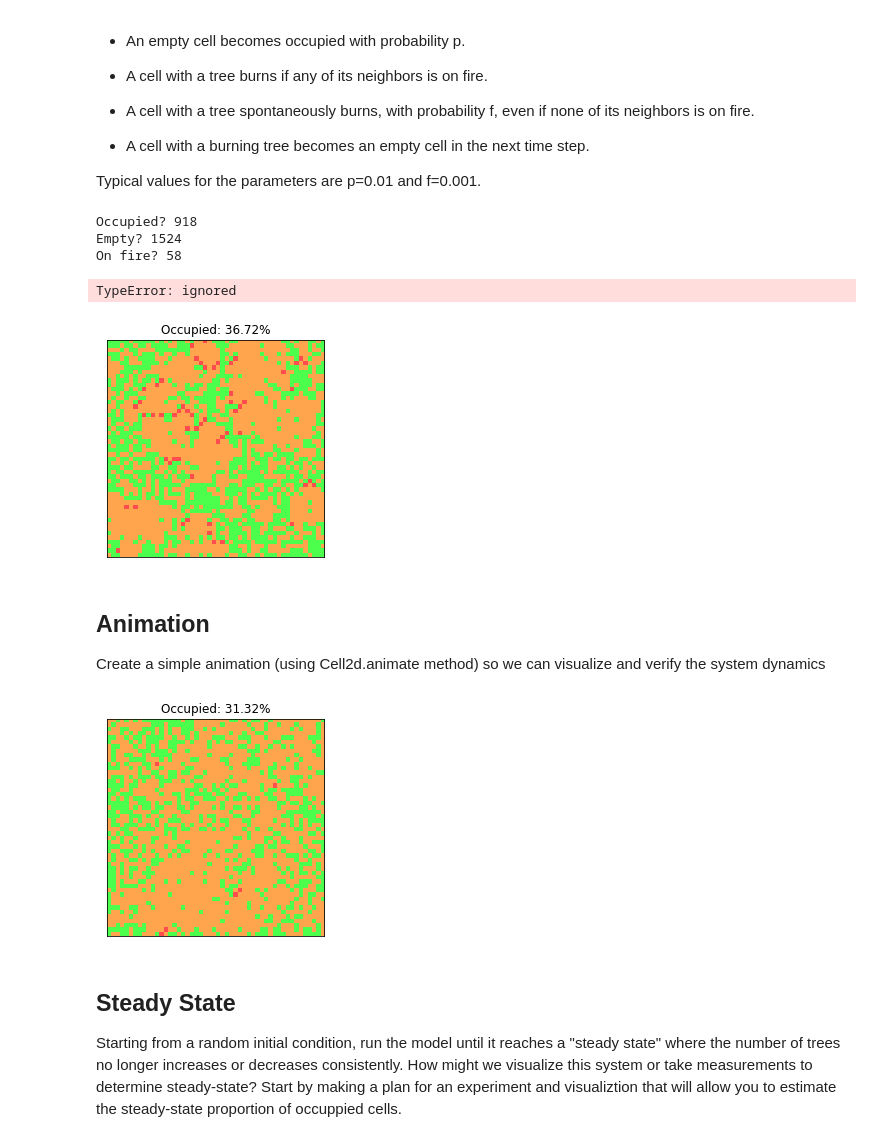
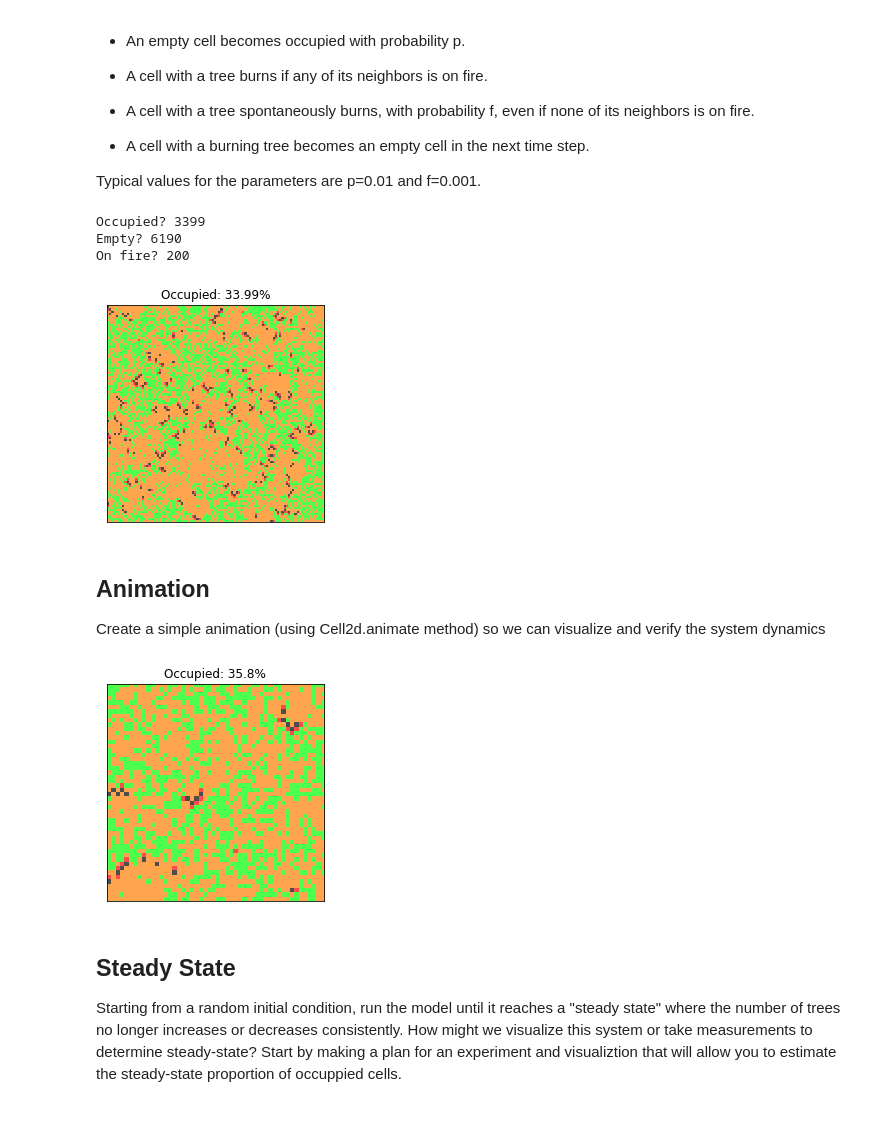
Before and after one commit to grahamswanston/cap-comp215, a Jupyter notebook: Graham_Swanston_final_lab07.ipynb, the cells around one changed output. Saved outputs shown, nothing was run; the diff lists cells and outputs as text; code cells hidden in the pictures.

```diff
--- a/Graham_Swanston_final_lab07.ipynb
+++ b/Graham_Swanston_final_lab07.ipynb
@@ -51,11 +33,13 @@ let's improve on the textbook's somewhat terse code style and define names for t
 EMPTY = 0
 OCCUPIED = 1
 FIRE = 10
+BURNT = 2
 
 cmap = [(0,0,0) for _ in range(11)]
 cmap[EMPTY] = (1, 0.5, 0)    # brown
 cmap[OCCUPIED] = (0,  1, 0)  # green
 cmap[FIRE] = (1,  0, 0)      # red
+cmap[BURNT] = (0,0,0)        #black
 
 forest_colour_map = mpl.colors.ListedColormap(cmap)
 # %% [markdown]
@@ -113,6 +97,7 @@ class ForestFire(Cell2D):
     is_occupied = a==OCCUPIED
     is_on_fire = a==FIRE
     is_empty = a==EMPTY
+    is_burnt = a==BURNT
     neighbours_on_fire = c>FIRE
     no_fire_nearby = c<FIRE
     current_fire = np.argwhere(a == 10)
@@ -126,63 +111,48 @@ class ForestFire(Cell2D):
     #interate through array for random chance of growing in EMPTY
     self.array[is_empty] = np.random.choice([OCCUPIED, EMPTY], size= len(self.array[is_empty]), p=[self.p, 1-self.p])
 
-
+    #iterate through array for chance to 3x chance to regrow burnt cells, or return to empty
+    self.array[is_burnt] = np.random.choice([OCCUPIED, EMPTY], size= len(self.array[is_burnt]), p=[self.p*3, 1-self.p *3])
 
     #extinguish old fires
-    self.array[is_on_fire] = EMPTY
+    self.array[is_on_fire] = BURNT
 
   def num_occupied(self):
     """ return the number of cells occupied by forest """
     #return np.count_nonzero(self.array == OCCUPIED)
-    return len(forest.array[forest.array == OCCUPIED])
+    return len(self.array[self.array == OCCUPIED])
 
 
   def num_fire(self):
-    return len(forest.array[forest.array == FIRE])
+    return len(self.array[self.array == FIRE])
 
 
   def pct_occupied(self):
     """ return the proportion of cells occupied by forest """
     return self.num_occupied()/self.size
 
+
   def draw(self):
     """Draws the CA cells using the forest colour map so values are coloured intuitively."""
     plt.axes().set_title("Occupied: {}%".format(round(self.pct_occupied()*100, 2)))
     draw_array(self.array, cmap=forest_colour_map, vmin=0, vmax=len(forest_colour_map.colors))
-
-  def make_histogram(self, n, t):
-    """
-    n: number of trials graphed
-    t:length of trials
-    """
-    result = []
-    for i in range(n):
-      self.step(t)
-      result.append(self.percent_occupied())
-    return result
 # %%
-from typing import Counter
-forest = ForestFire(50)
+forest = ForestFire(100)
 
 
 for i in range(20):
   forest.step()
 forest.draw()
 
 
 print("Occupied?", len(forest.array[forest.array ==OCCUPIED]))
 print("Empty?", len(forest.array[forest.array ==EMPTY]))
 print("On fire?", len(forest.array[forest.array ==FIRE]))
-
-hist = ForestFire(50)
-
-print(hist.make_histogram(20,20))
 # %% [output]
-Occupied? 918
-Empty? 1524
-On fire? 58
+Occupied? 3399
+Empty? 6190
+On fire? 200
-TypeError: ignored
-[figure, old version]
+[figure, new version]
 # %% [markdown]
 ## Animation
 Create a simple animation (using Cell2d.animate method) so we can visualize and verify the system dynamics
@@ -217,9 +187,9 @@ def animate(self, frames, interval=None, step=None):
             pass
 
 
-animate(forest, 100, 0.2)
+animate(forest, 100, 0.3)
 # %% [output]
-[figure, old version]
+[figure, new version]
 # %% [markdown]
 ## Steady State
 Starting from a random initial condition, run the model until it reaches a "steady state" where the number of trees no longer increases or decreases consistently.
```
Also changed, not shown: parts of 4 cells of this notebook.
